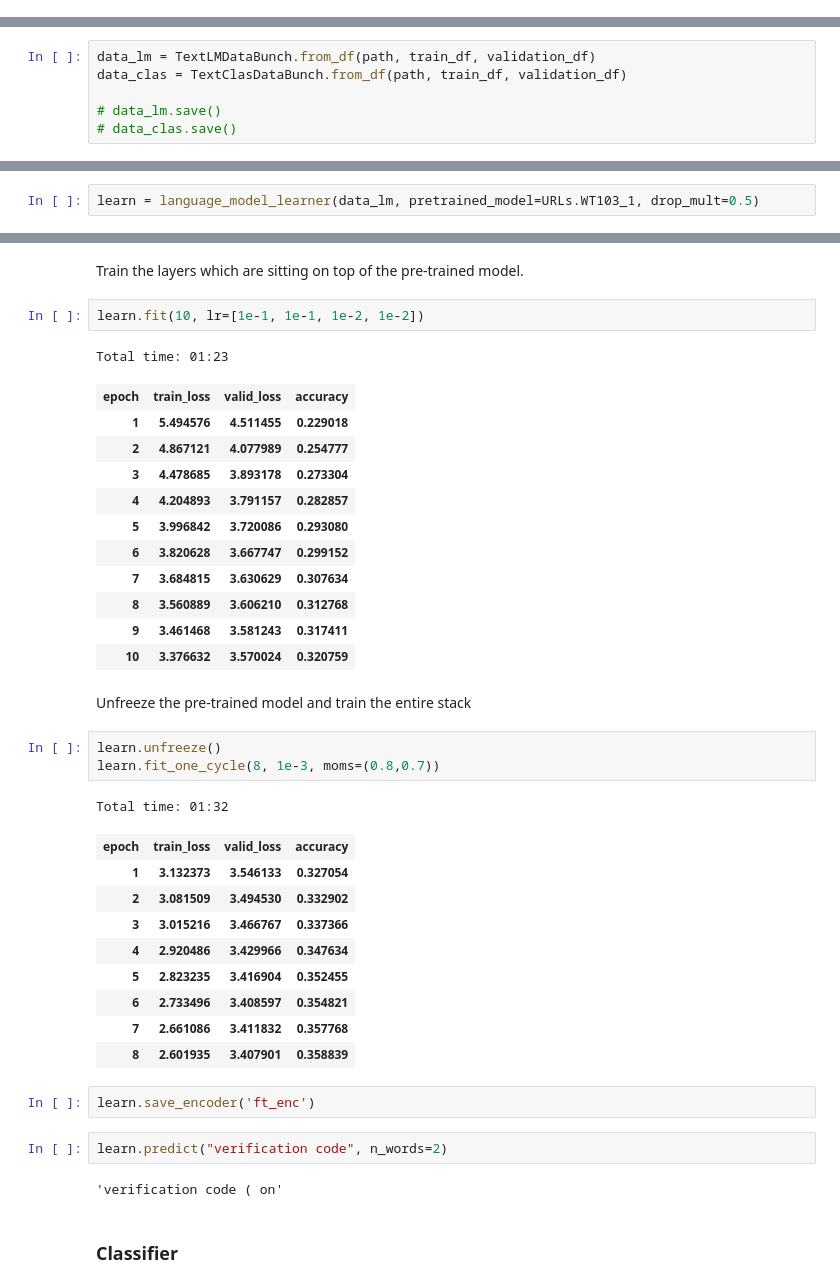
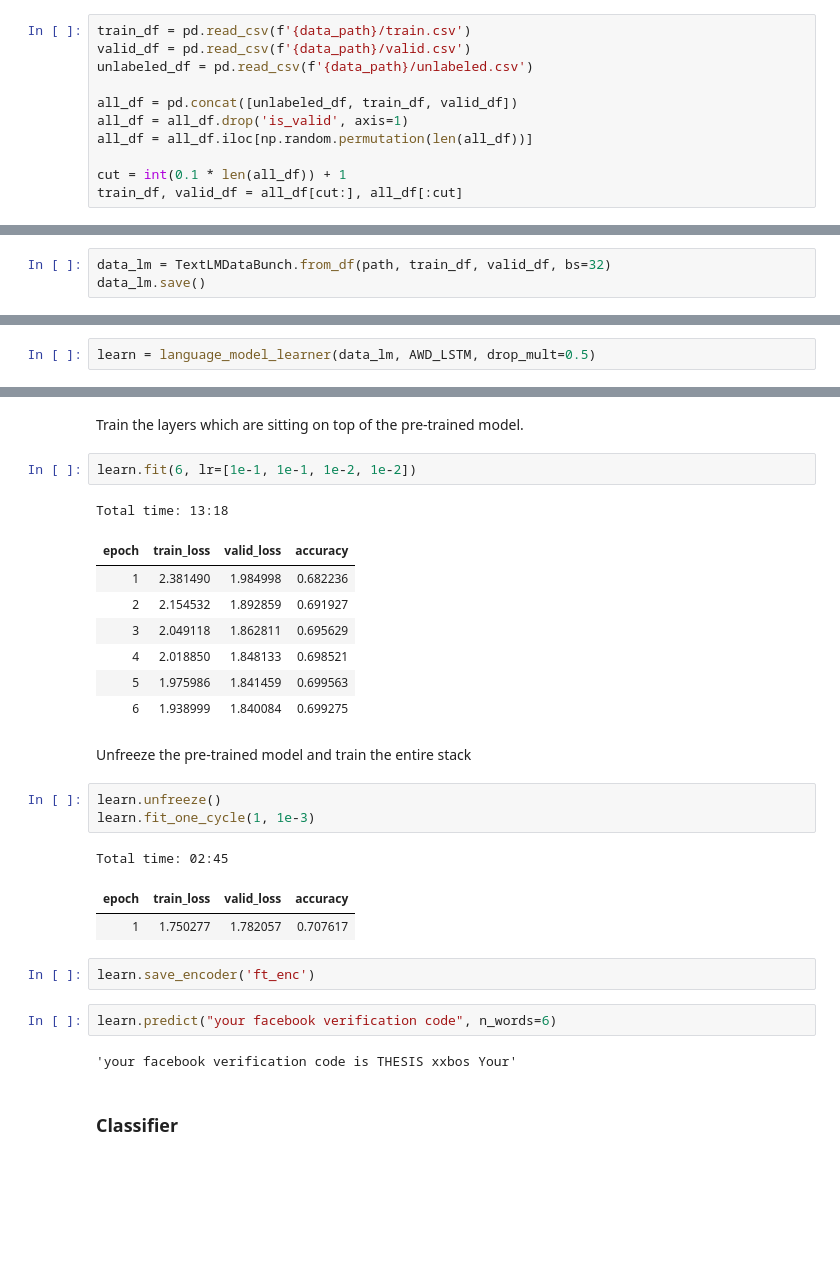
Before and after one commit to EricDube/Quiet-Sheriff-sms-classifier, a Jupyter notebook: sms-classifier.ipynb, the cells around one changed output, grey strips where cells are left out. Drawn from its saved outputs; the diff is of its cells as text; blank space fills up the shorter version.

Commit message:
Update FastAI, add the html page, update the model notebook.

```diff
--- a/sms-classifier.ipynb
+++ b/sms-classifier.ipynb
@@ -18,0 +17,11 @@ validation_df = pd.read_csv(f'{path}/texts_valid.csv')
+# %%
+train_df = pd.read_csv(f'{data_path}/train.csv')
+valid_df = pd.read_csv(f'{data_path}/valid.csv')
+unlabeled_df = pd.read_csv(f'{data_path}/unlabeled.csv')
+
+all_df = pd.concat([unlabeled_df, train_df, valid_df])
+all_df = all_df.drop('is_valid', axis=1)
+all_df = all_df.iloc[np.random.permutation(len(all_df))]
+
+cut = int(0.1 * len(all_df)) + 1
+train_df, valid_df = all_df[cut:], all_df[:cut]
@@ -21,8 +38,5 @@ validation_df = pd.read_csv(f'{path}/texts_valid.csv')
 # %% [markdown]
 Create the data bunches that will be used to train our models.
 # %%
-data_lm = TextLMDataBunch.from_df(path, train_df, validation_df)
-data_clas = TextClasDataBunch.from_df(path, train_df, validation_df)
-
-# data_lm.save()
-# data_clas.save()
+data_lm = TextLMDataBunch.from_df(path, train_df, valid_df, bs=32)
+data_lm.save()
@@ -33,7 +51,7 @@ Show some of the texts
 # %% [markdown]
 Create our language model with a pre-trained model.
 # %%
-learn = language_model_learner(data_lm, pretrained_model=URLs.WT103_1, drop_mult=0.5)
+learn = language_model_learner(data_lm, AWD_LSTM, drop_mult=0.5)
 # %% [markdown]
 Find our learning rate
 # %%
@@ -42,42 +65,31 @@ Find our learning rate
 # %% [markdown]
 Train the layers which are sitting on top of the pre-trained model.
 # %%
-learn.fit(10, lr=[1e-1, 1e-1, 1e-2, 1e-2])
+learn.fit(6, lr=[1e-1, 1e-1, 1e-2, 1e-2])
 # %% [output]
-Total time: 01:23
+Total time: 13:18
 | epoch | train_loss | valid_loss | accuracy |
-| 1 | 5.494576 | 4.511455 | 0.229018 |
-| 2 | 4.867121 | 4.077989 | 0.254777 |
-| 3 | 4.478685 | 3.893178 | 0.273304 |
-| 4 | 4.204893 | 3.791157 | 0.282857 |
-| 5 | 3.996842 | 3.720086 | 0.293080 |
-| 6 | 3.820628 | 3.667747 | 0.299152 |
-| 7 | 3.684815 | 3.630629 | 0.307634 |
-| 8 | 3.560889 | 3.606210 | 0.312768 |
-| 9 | 3.461468 | 3.581243 | 0.317411 |
-| 10 | 3.376632 | 3.570024 | 0.320759 |
+| 1 | 2.381490 | 1.984998 | 0.682236 |
+| 2 | 2.154532 | 1.892859 | 0.691927 |
+| 3 | 2.049118 | 1.862811 | 0.695629 |
+| 4 | 2.018850 | 1.848133 | 0.698521 |
+| 5 | 1.975986 | 1.841459 | 0.699563 |
+| 6 | 1.938999 | 1.840084 | 0.699275 |
 # %% [markdown]
 Unfreeze the pre-trained model and train the entire stack
 # %%
 learn.unfreeze()
-learn.fit_one_cycle(8, 1e-3, moms=(0.8,0.7))
+learn.fit_one_cycle(1, 1e-3)
 # %% [output]
-Total time: 01:32
+Total time: 02:45
 | epoch | train_loss | valid_loss | accuracy |
-| 1 | 3.132373 | 3.546133 | 0.327054 |
-| 2 | 3.081509 | 3.494530 | 0.332902 |
-| 3 | 3.015216 | 3.466767 | 0.337366 |
-| 4 | 2.920486 | 3.429966 | 0.347634 |
-| 5 | 2.823235 | 3.416904 | 0.352455 |
-| 6 | 2.733496 | 3.408597 | 0.354821 |
-| 7 | 2.661086 | 3.411832 | 0.357768 |
-| 8 | 2.601935 | 3.407901 | 0.358839 |
+| 1 | 1.750277 | 1.782057 | 0.707617 |
 # %%
 learn.save_encoder('ft_enc')
 # %%
-learn.predict("verification code", n_words=2)
+learn.predict("your facebook verification code", n_words=6)
 # %% [output]
-'verification code ( on'
+'your facebook verification code is THESIS xxbos Your'
 # %% [markdown]
 ### Classifier
 # %% [markdown]
```
Also changed, not shown: parts of 26 cells of this notebook, 5 other files.
